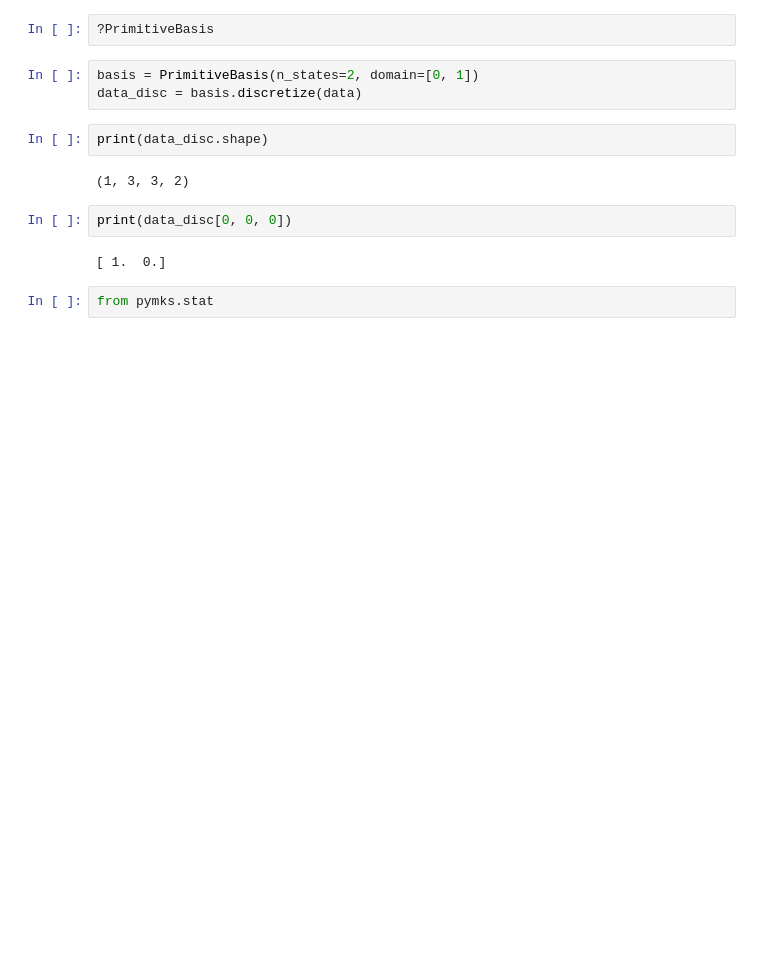
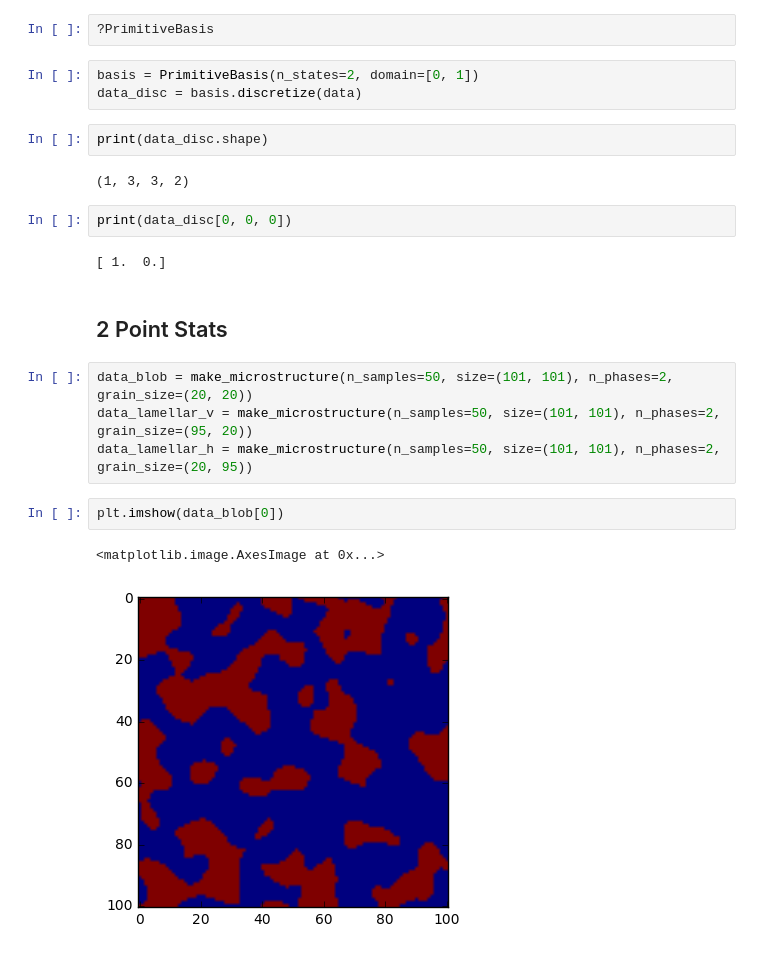
Before and after one commit to materialsinnovation/mks-tutorial, a Jupyter notebook: notebooks/part2-2point-stats.ipynb, the cells around one changed output. Saved outputs shown, nothing was run; the diff lists cells and outputs as text; blank space fills up the shorter version.

```diff
--- a/notebooks/part2-2point-stats.ipynb
+++ b/notebooks/part2-2point-stats.ipynb
@@ -87,5 +87,14 @@ print(data_disc.shape)
 print(data_disc[0, 0, 0])
 # %% [output]
 [ 1.  0.]
-# %%
-from pymks.stat
+# %% [markdown]
+## 2 Point Stats
+# %%
+data_blob = make_microstructure(n_samples=50, size=(101, 101), n_phases=2, grain_size=(20, 20))
+data_lamellar_v = make_microstructure(n_samples=50, size=(101, 101), n_phases=2, grain_size=(95, 20))
+data_lamellar_h = make_microstructure(n_samples=50, size=(101, 101), n_phases=2, grain_size=(20, 95))
+# %%
+plt.imshow(data_blob[0])
+# %% [output]
+<matplotlib.image.AxesImage at 0x...>
+[figure, added]
```
Also changed, not shown: parts of 27 cells of this notebook, 1 other file.
